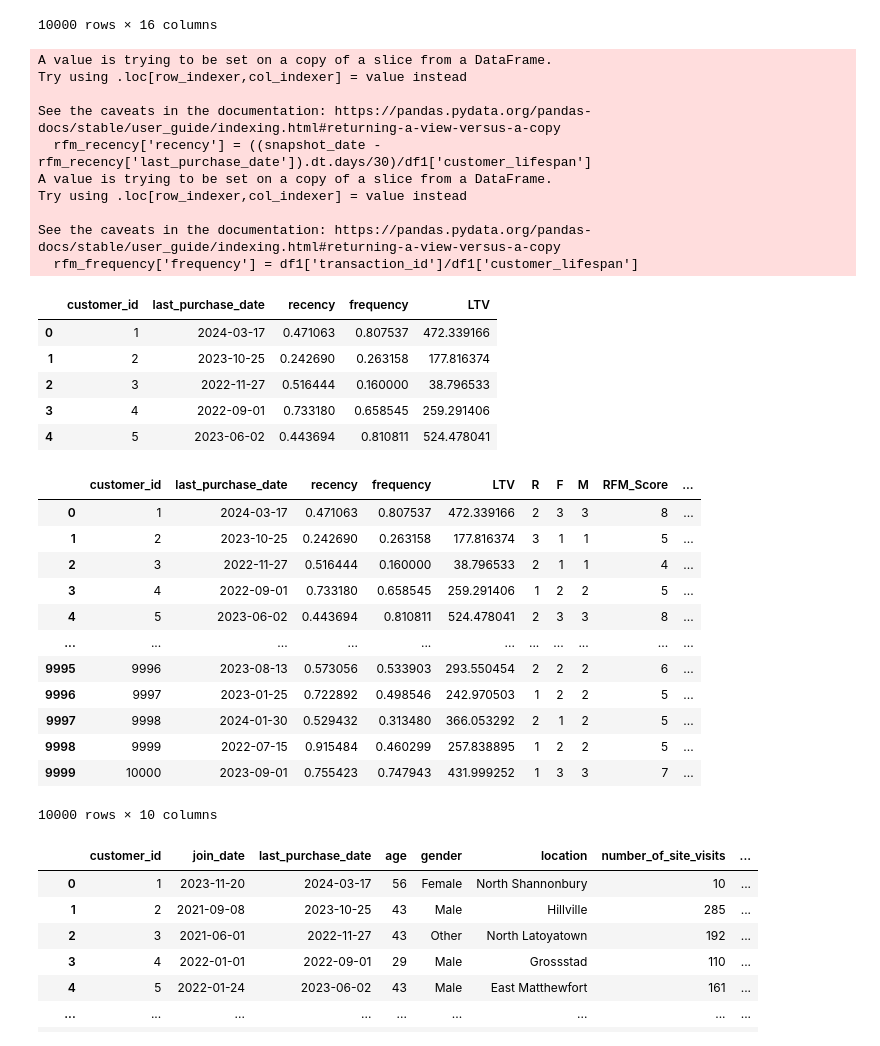
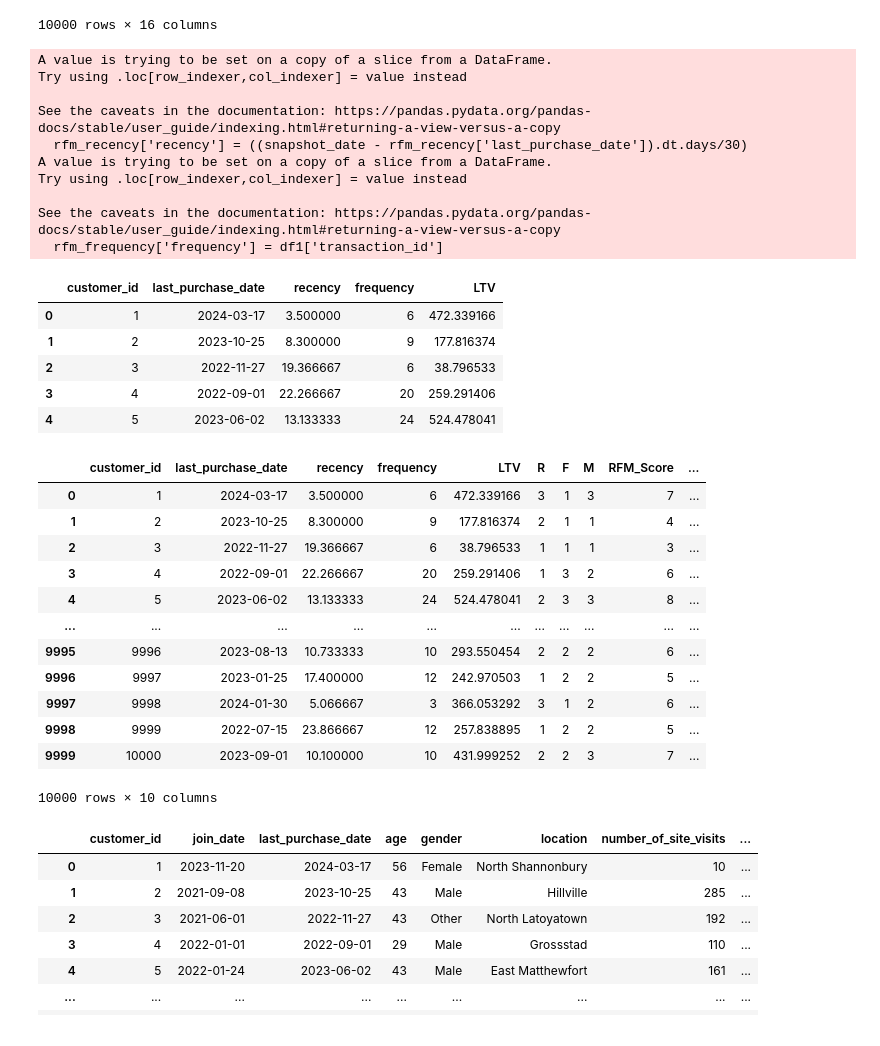
Before and after one commit to qmdismnp/Schulich_DS_MBAN, a Jupyter notebook: v4_assignment2.ipynb, the cells around one changed output. Drawn from its saved outputs; the diff is of its cells as text; code cells hidden in the pictures.

```diff
--- a/v4_assignment2.ipynb
+++ b/v4_assignment2.ipynb
@@ -318,42 +323,42 @@ import datetime as dt
 
 # Calculate Recency, Frequency, and Monetary
 snapshot_date = pd.Timestamp('2024-06-30 00:00:00')
 
 # Recency in month: Days since last transaction
 rfm_recency = df1[['customer_id','last_purchase_date']]
-rfm_recency['recency'] = ((snapshot_date - rfm_recency['last_purchase_date']).dt.days/30)/df1['customer_lifespan']
+rfm_recency['recency'] = ((snapshot_date - rfm_recency['last_purchase_date']).dt.days/30)
 
 
 # Frequency: Number of transactions
 rfm_frequency = df1[['customer_id','transaction_id']]
 rfm_frequency.columns = ['customer_id', 'frequency']
-rfm_frequency['frequency'] = df1['transaction_id']/df1['customer_lifespan']
+rfm_frequency['frequency'] = df1['transaction_id']
 
 # Monetary: Total amount spent
 rfm_monetary = df1[['customer_id','LTV']]
 rfm_monetary.columns = ['customer_id', 'LTV']
 
 # Merge RFM metrics into a single DataFrame
 rfm = rfm_recency.merge(rfm_frequency, on='customer_id').merge(rfm_monetary, on='customer_id')
 
 rfm.head()
 # %% [output]
 A value is trying to be set on a copy of a slice from a DataFrame.
 Try using .loc[row_indexer,col_indexer] = value instead
 
 See the caveats in the documentation: https://pandas.pydata.org/pandas-docs/stable/user_guide/indexing.html#returning-a-view-versus-a-copy
-  rfm_recency['recency'] = ((snapshot_date - rfm_recency['last_purchase_date']).dt.days/30)/df1['customer_lifespan']
+  rfm_recency['recency'] = ((snapshot_date - rfm_recency['last_purchase_date']).dt.days/30)
 A value is trying to be set on a copy of a slice from a DataFrame.
 Try using .loc[row_indexer,col_indexer] = value instead
 
 See the caveats in the documentation: https://pandas.pydata.org/pandas-docs/stable/user_guide/indexing.html#returning-a-view-versus-a-copy
-  rfm_frequency['frequency'] = df1['transaction_id']/df1['customer_lifespan']
+  rfm_frequency['frequency'] = df1['transaction_id']
 |  | customer_id | last_purchase_date | recency | frequency | LTV |
-| 0 | 1 | 2024-03-17 | 0.471063 | 0.807537 | 472.339166 |
-| 1 | 2 | 2023-10-25 | 0.242690 | 0.263158 | 177.816374 |
-| 2 | 3 | 2022-11-27 | 0.516444 | 0.160000 | 38.796533 |
-| 3 | 4 | 2022-09-01 | 0.733180 | 0.658545 | 259.291406 |
-| 4 | 5 | 2023-06-02 | 0.443694 | 0.810811 | 524.478041 |
+| 0 | 1 | 2024-03-17 | 3.500000 | 6 | 472.339166 |
+| 1 | 2 | 2023-10-25 | 8.300000 | 9 | 177.816374 |
+| 2 | 3 | 2022-11-27 | 19.366667 | 6 | 38.796533 |
+| 3 | 4 | 2022-09-01 | 22.266667 | 20 | 259.291406 |
+| 4 | 5 | 2023-06-02 | 13.133333 | 24 | 524.478041 |
 # %%
 # Define quantiles
 quantiles = rfm[['recency', 'frequency', 'LTV']].quantile([0.33,0.66]).to_dict()
@@ -393,17 +398,17 @@ rfm['output'] = rfm['RFM_Score'].apply(lambda x: 'Low' if x <= threshold else 'H
 rfm
 # %% [output]
 |  | customer_id | last_purchase_date | recency | frequency | LTV | R | F | M | RFM_Score | ... |
-| 0 | 1 | 2024-03-17 | 0.471063 | 0.807537 | 472.339166 | 2 | 3 | 3 | 8 | ... |
-| 1 | 2 | 2023-10-25 | 0.242690 | 0.263158 | 177.816374 | 3 | 1 | 1 | 5 | ... |
-| 2 | 3 | 2022-11-27 | 0.516444 | 0.160000 | 38.796533 | 2 | 1 | 1 | 4 | ... |
-| 3 | 4 | 2022-09-01 | 0.733180 | 0.658545 | 259.291406 | 1 | 2 | 2 | 5 | ... |
-| 4 | 5 | 2023-06-02 | 0.443694 | 0.810811 | 524.478041 | 2 | 3 | 3 | 8 | ... |
+| 0 | 1 | 2024-03-17 | 3.500000 | 6 | 472.339166 | 3 | 1 | 3 | 7 | ... |
+| 1 | 2 | 2023-10-25 | 8.300000 | 9 | 177.816374 | 2 | 1 | 1 | 4 | ... |
+| 2 | 3 | 2022-11-27 | 19.366667 | 6 | 38.796533 | 1 | 1 | 1 | 3 | ... |
+| 3 | 4 | 2022-09-01 | 22.266667 | 20 | 259.291406 | 1 | 3 | 2 | 6 | ... |
+| 4 | 5 | 2023-06-02 | 13.133333 | 24 | 524.478041 | 2 | 3 | 3 | 8 | ... |
 | ... | ... | ... | ... | ... | ... | ... | ... | ... | ... | ... |
-| 9995 | 9996 | 2023-08-13 | 0.573056 | 0.533903 | 293.550454 | 2 | 2 | 2 | 6 | ... |
-| 9996 | 9997 | 2023-01-25 | 0.722892 | 0.498546 | 242.970503 | 1 | 2 | 2 | 5 | ... |
-| 9997 | 9998 | 2024-01-30 | 0.529432 | 0.313480 | 366.053292 | 2 | 1 | 2 | 5 | ... |
-| 9998 | 9999 | 2022-07-15 | 0.915484 | 0.460299 | 257.838895 | 1 | 2 | 2 | 5 | ... |
-| 9999 | 10000 | 2023-09-01 | 0.755423 | 0.747943 | 431.999252 | 1 | 3 | 3 | 7 | ... |
+| 9995 | 9996 | 2023-08-13 | 10.733333 | 10 | 293.550454 | 2 | 2 | 2 | 6 | ... |
+| 9996 | 9997 | 2023-01-25 | 17.400000 | 12 | 242.970503 | 1 | 2 | 2 | 5 | ... |
+| 9997 | 9998 | 2024-01-30 | 5.066667 | 3 | 366.053292 | 3 | 1 | 2 | 6 | ... |
+| 9998 | 9999 | 2022-07-15 | 23.866667 | 12 | 257.838895 | 1 | 2 | 2 | 5 | ... |
+| 9999 | 10000 | 2023-09-01 | 10.100000 | 10 | 431.999252 | 2 | 2 | 3 | 7 | ... |
 10000 rows × 10 columns
 # %%
 df2 = df1.merge(rfm[['customer_id','output']], on='customer_id', how='left')
```
Also changed, not shown: parts of 11 cells of this notebook.
